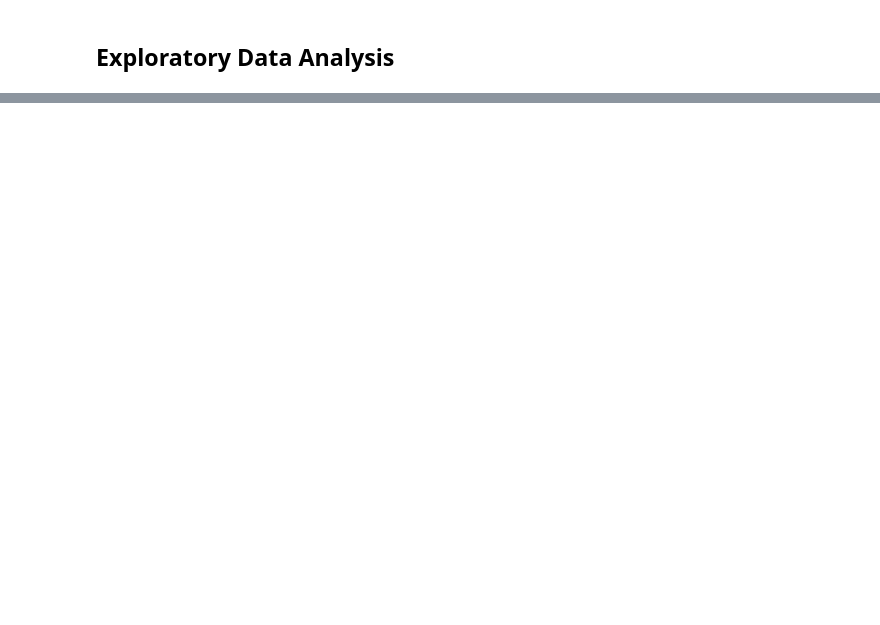
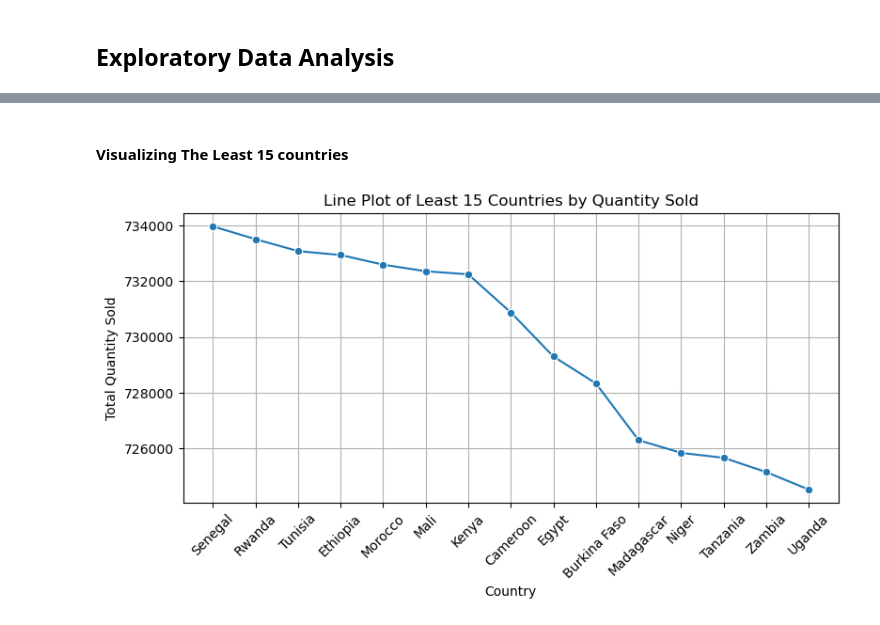
Before and after one commit to joachinhimself/Cohort-Analysis, a Jupyter notebook: Notebook/Cohort Analysis.ipynb, the cells around one changed output, grey strips where cells are left out. Saved outputs shown, nothing was run; the diff lists cells and outputs as text; code cells hidden in the pictures; blank space fills up the shorter version.

```diff
--- a/Notebook/Cohort Analysis.ipynb
+++ b/Notebook/Cohort Analysis.ipynb
@@ -175,0 +232,17 @@ df.head(4)
+# %% [markdown]
+#### Visualizing The Least 15 countries ####
+# %%
+# Extract the least 15 countries with the lowest quantity sold
+least_15_countries = quantities_sold_per_country.tail(15)
+
+# Create a line plot
+plt.figure(figsize=(9, 4))
+sns.lineplot(data=least_15_countries, x='Country', y='Quantity', marker='o')
+plt.title('Line Plot of Least 15 Countries by Quantity Sold')
+plt.xlabel('Country')
+plt.ylabel('Total Quantity Sold')
+plt.xticks(rotation=45)
+plt.grid()
+plt.show()
+# %% [output]
+[figure, added]
```
Also changed, not shown: parts of 12 cells of this notebook.
